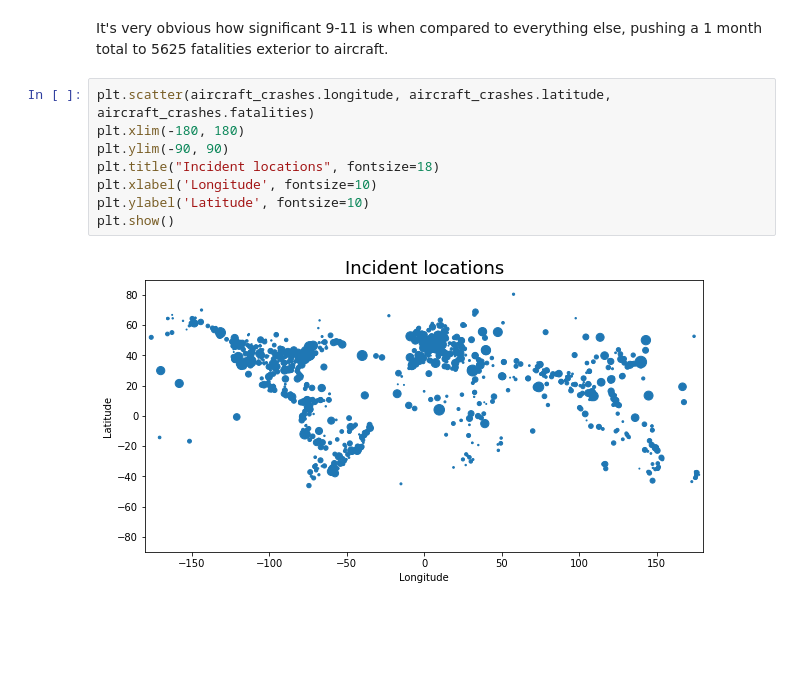
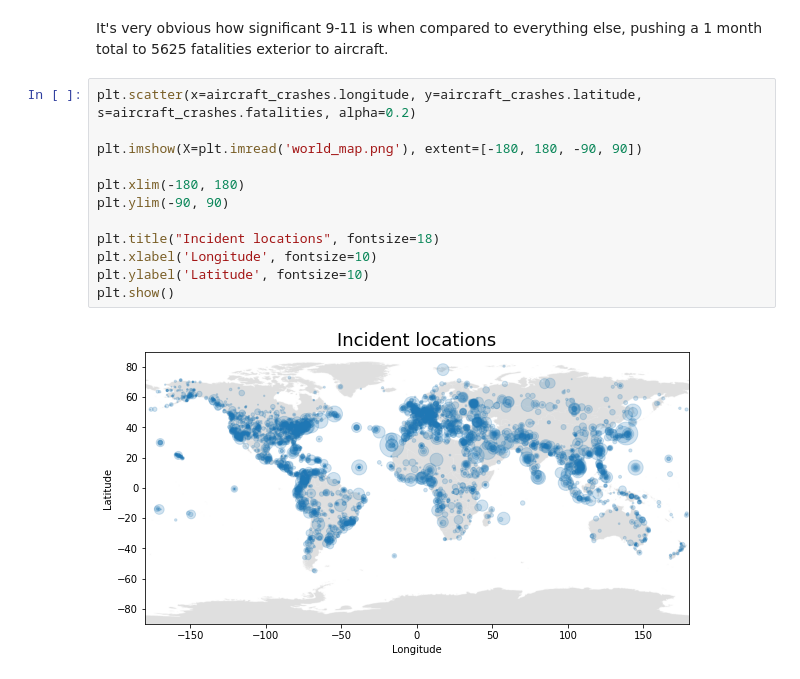
Before and after one commit to unyxium/data_project, a Jupyter notebook: aircraft_crashes.ipynb, the cells around one changed output. Cells and saved outputs as stored; diff of their text form; blank space fills up the shorter version.

```diff
--- a/aircraft_crashes.ipynb
+++ b/aircraft_crashes.ipynb
@@ -173,12 +173,16 @@ plt.show()
 # %% [markdown]
 It's very obvious how significant 9-11 is when compared to everything else, pushing a 1 month total to 5625 fatalities exterior to aircraft.
 # %%
-plt.scatter(aircraft_crashes.longitude, aircraft_crashes.latitude, aircraft_crashes.fatalities)
+plt.scatter(x=aircraft_crashes.longitude, y=aircraft_crashes.latitude, s=aircraft_crashes.fatalities, alpha=0.2)
+
+plt.imshow(X=plt.imread('world_map.png'), extent=[-180, 180, -90, 90])
+
 plt.xlim(-180, 180)
 plt.ylim(-90, 90)
+
 plt.title("Incident locations", fontsize=18)
 plt.xlabel('Longitude', fontsize=10)
 plt.ylabel('Latitude', fontsize=10)
 plt.show()
 # %% [output]
-[figure, old version]
+[figure, new version]
```
Also changed, not shown: parts of 2 cells of this notebook.
